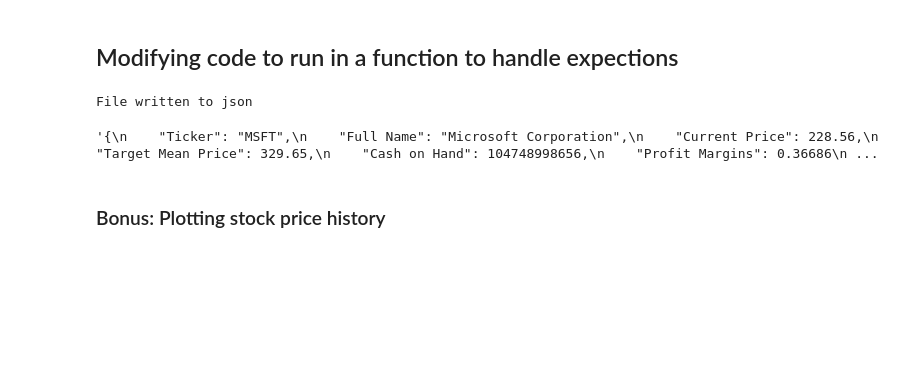
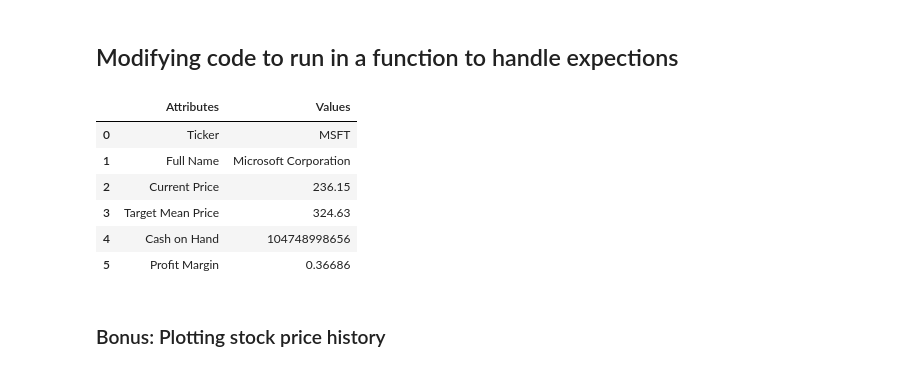
Before and after one commit to maajidhusain/Maajid-Husain-DS-2002, a Jupyter notebook: lab4.ipynb, the cells around one changed output. Saved outputs shown, nothing was run; the diff lists cells and outputs as text; code cells hidden in the pictures; blank space fills up the shorter version.

```diff
--- a/lab4.ipynb
+++ b/lab4.ipynb
@@ -146,37 +149,41 @@ def get_api_response(stock, response_type):
         return "4: " + repr(err)
     name_json = name_response.json()
     ticker_name = name_json['quoteResponse']['result'][0]['symbol']
     full_name = name_json['quoteResponse']['result'][0]['longName']
     name_list = ['Ticker', 'Full Name', 'Current Price', 'Target Mean Price', 'Cash on Hand', 'Profit Margin']
     value_list = [ticker_name, full_name,current_price, target_mean_price, cash_on_hand, profit_margin]
     data_dictionary = {'Attributes': name_list, "Values": value_list}
     json_dictionary = {
         "Ticker": ticker_name,
         "Full Name": full_name,
         "Current Price": current_price,
         "Target Mean Price": target_mean_price,
         "Cash on Hand": cash_on_hand,
         "Profit Margins": profit_margin}
 
 
     if response_type == 'json':
         with open('lab04.json', 'w') as outfile:
             json.dump(json_dictionary, outfile)
         print("File written to json")
         result = json.dumps(json_dictionary, indent=4)
     elif response_type == 'dataframe':
 
         dataframe = pd.DataFrame.from_dict(data_dictionary)
         result = dataframe
     else:
         result = "An unhandled error has occurred!"
 
     return result
-stock = 'AAPL'
-get_api_response(input(), 'json')
+get_api_response(input(), 'dataframe')
 # %% [output]
-File written to json
-'{\n    "Ticker": "MSFT",\n    "Full Name": "Microsoft Corporation",\n    "Current Price": 228.56,\n    "Target Mean Price": 329.65,\n    "Cash on Hand": 104748998656,\n    "Profit Margins": 0.36686\n ...
+|  | Attributes | Values |
+| 0 | Ticker | MSFT |
+| 1 | Full Name | Microsoft Corporation |
+| 2 | Current Price | 236.15 |
+| 3 | Target Mean Price | 324.63 |
+| 4 | Cash on Hand | 104748998656 |
+| 5 | Profit Margin | 0.36686 |
 # %% [markdown]
 ### Bonus: Plotting stock price history
 # %%
```
Also changed, not shown: parts of 4 cells of this notebook, 4 other files.
